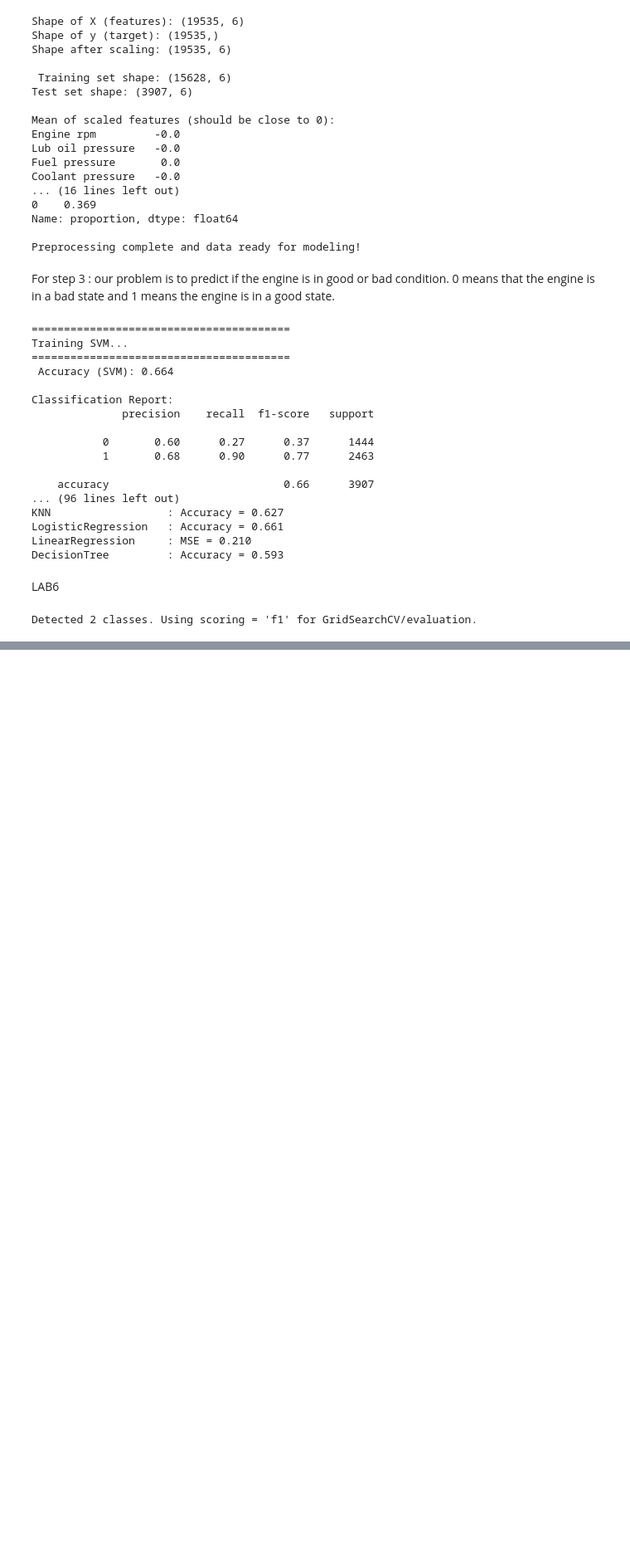
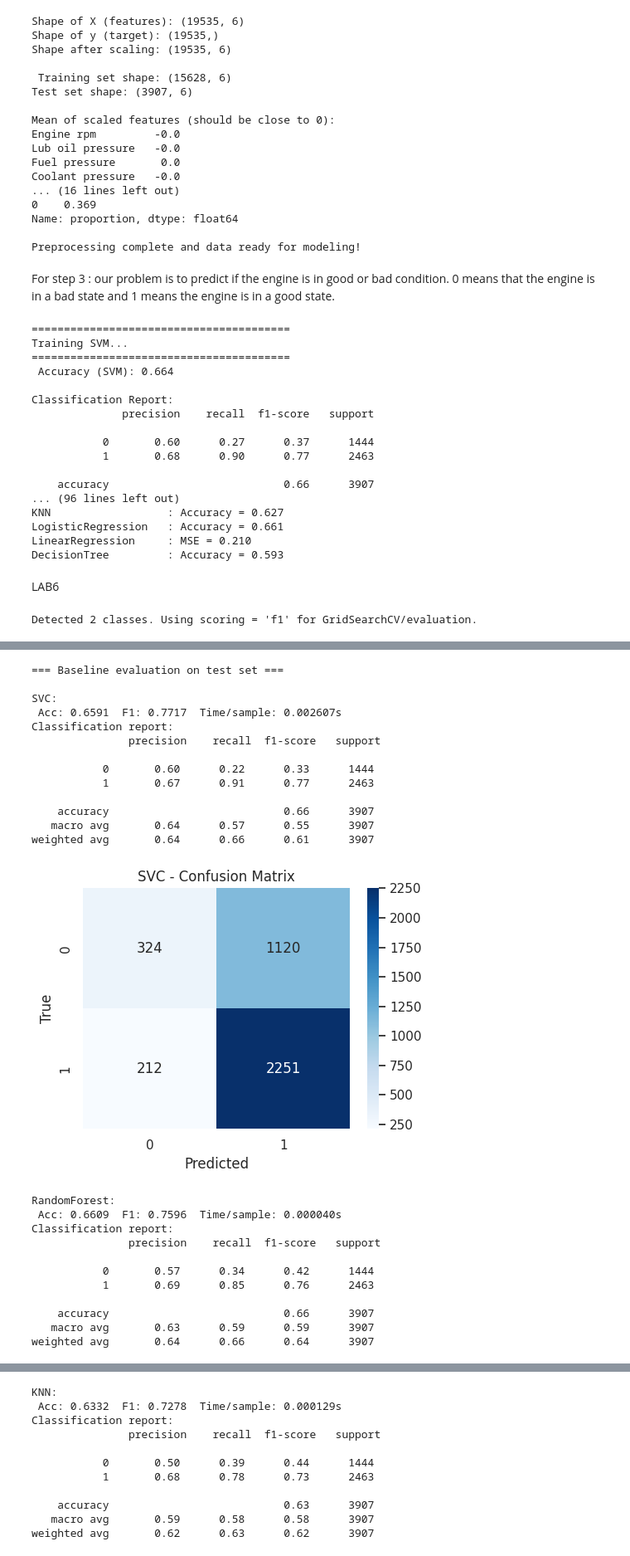
Before and after one commit to Mkab785/Projet_ML_LOUIS_MACCHI_KABIR, a Jupyter notebook: ProjectMachineLearningA4.ipynb, the cells around one changed output, grey strips where cells are left out. Shown at 83% size. Cells and saved outputs as stored; diff of their text form; code cells hidden in the pictures; blank space fills up the shorter version.

```diff
--- a/ProjectMachineLearningA4.ipynb
+++ b/ProjectMachineLearningA4.ipynb
@@ -332,7 +332,7 @@ SAVE_DIR = os.path.dirname(csv_path) or "."
 os.makedirs(SAVE_DIR, exist_ok=True)
 
 RANDOM_STATE = 42
-CV = 5
+CV = 2 #We had 5 but it was taking 40min to execute
 N_JOBS = -1
 # %%
 if hasattr(y_train, "nunique"):
@@ -425,33 +438,75 @@ def eval_on_test(model, X_te, y_te, label_names=None):
     y_pred = model.predict(X_te)
     t1 = time.perf_counter()
     total = t1 - t0
     per_sample = total / max(1, X_te.shape[0])
+
     is_binary = len(np.unique(y_te)) == 2
     avg = 'binary' if is_binary else 'macro'
+
     if label_names is not None:
         label_names = [str(x) for x in label_names]
 
     acc = accuracy_score(y_te, y_pred)
     prec = precision_score(y_te, y_pred, average=avg, zero_division=0)
     rec = recall_score(y_te, y_pred, average=avg, zero_division=0)
     f1 = f1_score(y_te, y_pred, average=avg, zero_division=0)
     cr = classification_report(y_te, y_pred, target_names=label_names, zero_division=0)
     cm = confusion_matrix(y_te, y_pred)
 
-    return {"y_pred": y_pred, "acc": acc, "prec": prec, "rec": rec, "f1": f1, "time_per_sample": per_sample, "cr": cr, "cm": cm}
+    return {
+        "y_pred": y_pred,
+        "acc": acc,
+        "prec": prec,
+        "rec": rec,
+        "f1": f1,
+        "time_per_sample": per_sample,
+        "cr": cr,
+        "cm": cm
+    }
 
 baseline_results = {}
 print("\n=== Baseline evaluation on test set ===")
+
 for name, model in best_estimators.items():
     print(f"\n{name}:")
-    res = eval_on_test(model, X_test, y_test, label_names=label_classes)
+    res = eval_on_test(model, X_test, y_test, label_names=[str(c) for c in label_classes])
     baseline_results[name] = res
     print(f" Acc: {res['acc']:.4f}  F1: {res['f1']:.4f}  Time/sample: {res['time_per_sample']:.6f}s")
     print("Classification report:\n", res["cr"])
+
+
     plt.figure(figsize=(5,4))
-    sns.heatmap(res["cm"], annot=True, fmt="d", cmap="Blues", xticklabels=label_classes, yticklabels=label_classes)
+    sns.heatmap(res["cm"], annot=True, fmt="d", cmap="Blues",
+                xticklabels=[str(c) for c in label_classes],
+                yticklabels=[str(c) for c in label_classes])
     plt.title(f"{name} - Confusion Matrix")
     plt.xlabel("Predicted")
     plt.ylabel("True")
     plt.tight_layout()
     plt.show()
+# %% [output]
+=== Baseline evaluation on test set ===
+
+SVC:
+ Acc: 0.6591  F1: 0.7717  Time/sample: 0.002607s
+Classification report:
+               precision    recall  f1-score   support
+
+           0       0.60      0.22      0.33      1444
+           1       0.67      0.91      0.77      2463
+
+    accuracy                           0.66      3907
+   macro avg       0.64      0.57      0.55      3907
+weighted avg       0.64      0.66      0.61      3907
+[figure, added]
+RandomForest:
+ Acc: 0.6609  F1: 0.7596  Time/sample: 0.000040s
+Classification report:
+               precision    recall  f1-score   support
+
+           0       0.57      0.34      0.42      1444
+           1       0.69      0.85      0.76      2463
+
+    accuracy                           0.66      3907
+   macro avg       0.63      0.59      0.59      3907
+weighted avg       0.64      0.66      0.64      3907
@@ -457,0 +514,11 @@ for name, model in best_estimators.items():
+KNN:
+ Acc: 0.6332  F1: 0.7278  Time/sample: 0.000129s
+Classification report:
+               precision    recall  f1-score   support
+
+           0       0.50      0.39      0.44      1444
+           1       0.68      0.78      0.73      2463
+
+    accuracy                           0.63      3907
+   macro avg       0.59      0.58      0.58      3907
+weighted avg       0.62      0.63      0.62      3907
```
Also changed, not shown: parts of 9 cells of this notebook.
